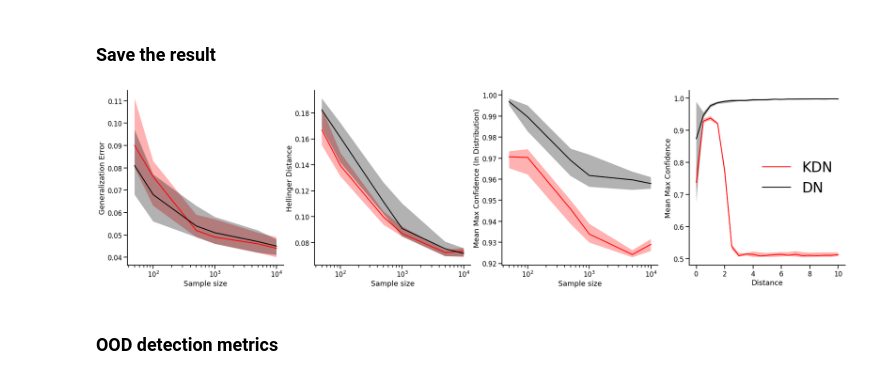
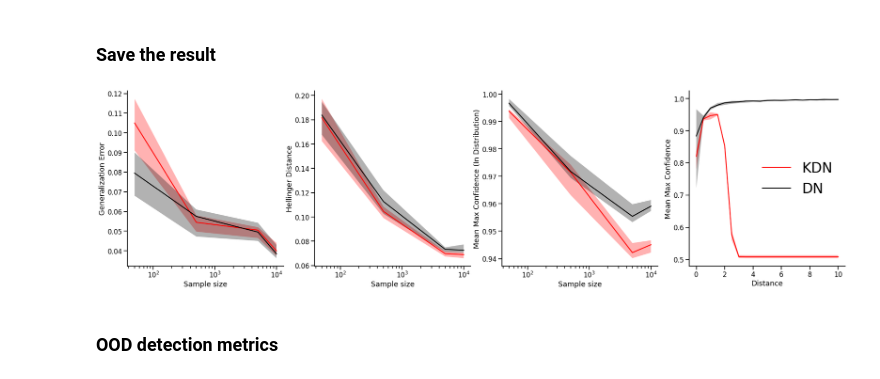
Before and after one commit to neurodata/kdg, a Jupyter notebook: benchmarks/kdn_experiments/gxor.ipynb, the cells around one changed output. Cells and saved outputs as stored; diff of their text form; code cells hidden in the pictures.

```diff
--- a/benchmarks/kdn_experiments/gxor.ipynb
+++ b/benchmarks/kdn_experiments/gxor.ipynb
@@ -35,17 +36,17 @@ fit_kwargs = {
         "callbacks": [callback],
     }
 # %%
-# network architecture [10, 10, 10, 10, 2]
+# network architecture [1000, 1000, 1000, 1000, 2]
 def getNN(input_size, num_classes):
     network_base = keras.Sequential()
     initializer = keras.initializers.random_normal(seed=0)
-    network_base.add(keras.layers.Dense(2000, kernel_initializer=initializer, input_shape=(input_size,)))
+    network_base.add(keras.layers.Dense(1000, kernel_initializer=initializer, input_shape=(input_size,)))
     network_base.add(keras.layers.Activation(activations.relu))
-    network_base.add(keras.layers.Dense(2000, kernel_initializer=initializer))
+    network_base.add(keras.layers.Dense(1000, kernel_initializer=initializer))
     network_base.add(keras.layers.Activation(activations.relu))
-    network_base.add(keras.layers.Dense(2000, kernel_initializer=initializer))
+    network_base.add(keras.layers.Dense(1000, kernel_initializer=initializer))
     network_base.add(keras.layers.Activation(activations.relu))
-    network_base.add(keras.layers.Dense(2000, kernel_initializer=initializer))
+    network_base.add(keras.layers.Dense(1000, kernel_initializer=initializer))
     network_base.add(keras.layers.Activation(activations.relu))
     network_base.add(keras.layers.Dense(units=num_classes, activation="softmax", kernel_initializer=initializer))
     network_base.compile(**compile_kwargs)
@@ -61,9 +62,13 @@ Epoch 54: early stopping
 ### Calculate posteriors and likelihoods using KDN
 # %%
 df = {}
-model_kdn = kdn(k=.1, network=nn)
+
+t_0 = timeit.default_timer()
+model_kdn = kdn(k=1.5, network=nn)
 model_kdn.fit(X, y, epsilon=1e-4)
+t_1 = timeit.default_timer()
 
+print(f"Elapsed time: {t_1-t_0} s")
 #define grids
 p = np.arange(-3, 3, step=0.01)
 q = np.arange(-3, 3, step=0.01)
@@ -463,7 +474,7 @@ summary = (df,df_out)
 with open(filename, 'wb') as f:
     pickle.dump(summary,f)
 # %%
-sample_size = [50, 100, 500, 1000, 5000, 10000]
+sample_size = [50, 500, 5000, 10000]
 
 sns.set_context('talk')
 fig, ax = plt.subplots(1,4, figsize=(32,8))
@@ -511,34 +522,34 @@ ax[2].fill_between(sample_size, df['mmcIn_kdn_25'], df['mmcIn_kdn_75'], facecolo
 ax[2].fill_between(sample_size, df['mmcIn_dn_25'], df['mmcIn_dn_75'], facecolor='k', alpha=.3)
 
 ax[2].set_xscale('log')
 ax[2].set_xlabel('Sample size')
 ax[2].set_ylabel('Mean Max Confidence (In Distribution)')
 
 right_side = ax[2].spines["right"]
 right_side.set_visible(False)
 top_side = ax[2].spines["top"]
 top_side.set_visible(False)
 
 
 r = np.arange(0,10.5,.5)
 ax[3].plot(r, df_out['mmcOut_kdn_med'], c="r", label='KDN')
 ax[3].plot(r, df_out['mmcOut_dn_med'], c="k", label='DN')
 
 ax[3].fill_between(r, df_out['mmcOut_kdn_25'], df_out['mmcOut_kdn_75'], facecolor='r', alpha=.3)
 ax[3].fill_between(r, df_out['mmcOut_dn_25'], df_out['mmcOut_dn_75'], facecolor='k', alpha=.3)
 
 #ax[3].set_xscale('log')
 ax[3].set_xlabel('Distance')
 ax[3].set_ylabel('Mean Max Confidence')
 
 ax[3].legend(fontsize=35, frameon=False)
 
 right_side = ax[3].spines["right"]
 right_side.set_visible(False)
 top_side = ax[3].spines["top"]
 top_side.set_visible(False)
 # %% [output]
-[figure, old version]
+[figure, new version]
 # %% [markdown]
 ### OOD detection metrics
 # %%
```
Also changed, not shown: parts of 11 cells of this notebook, 25 other files.
